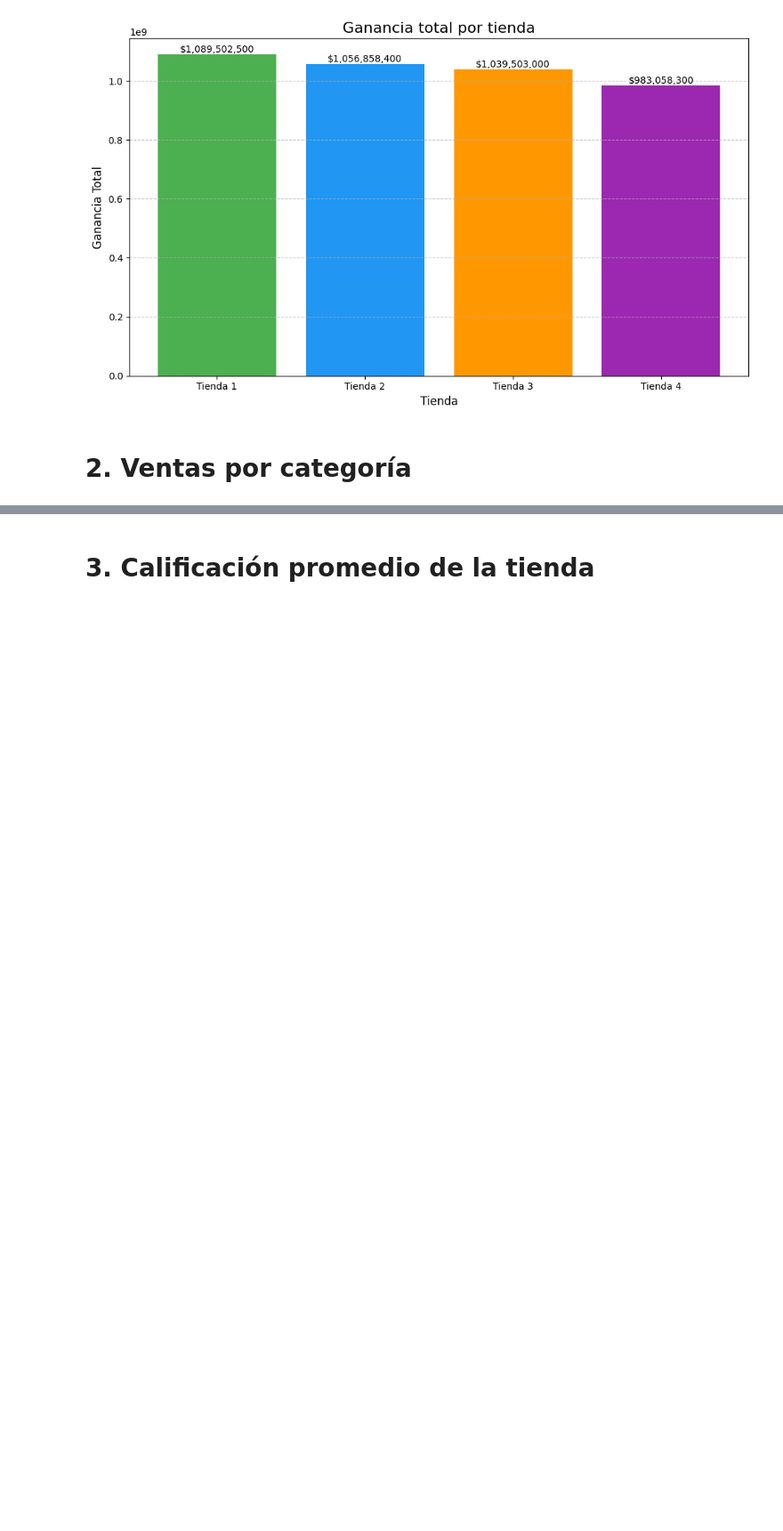
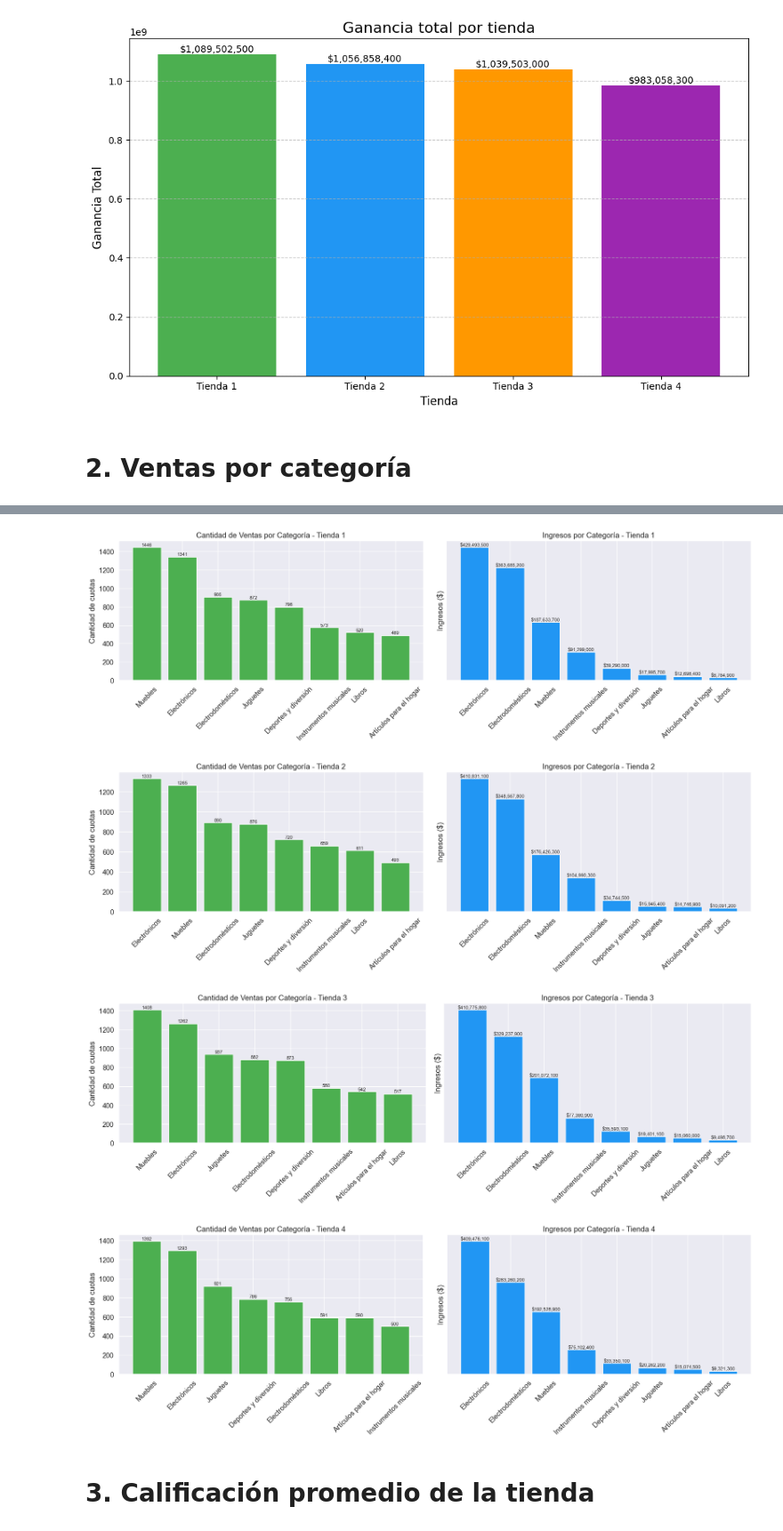
Before and after one commit to ErikGzz03TEC/Alura_Store_Challenge, a Jupyter notebook: AluraStoreLatam.ipynb, the cells around one changed output, grey strips where cells are left out. Shown at 89% size. Drawn from its saved outputs; the diff is of its cells as text; code cells hidden in the pictures; blank space fills up the shorter version.

```diff
--- a/AluraStoreLatam.ipynb
+++ b/AluraStoreLatam.ipynb
@@ -131,2 +177,71 @@ def numero_ventas_productos
+# %%
+def numero_ventas_categoria(tienda):
+    agrupacion_categoria = tienda.groupby("Categoría del Producto")[["Cantidad de cuotas", "Precio"]].sum().sort_values(by="Cantidad de cuotas", ascending=False)
+    return agrupacion_categoria
+
+ventas_categoria_tienda1 = numero_ventas_categoria(tienda)
+ventas_categoria_tienda2 = numero_ventas_categoria(tienda2)
+ventas_categoria_tienda3 = numero_ventas_categoria(tienda3)
+ventas_categoria_tienda4 = numero_ventas_categoria(tienda4)
+
+ventas_categoria = {
+    "Tienda 1": ventas_categoria_tienda1,
+    "Tienda 2": ventas_categoria_tienda2,
+    "Tienda 3": ventas_categoria_tienda3,
+    "Tienda 4": ventas_categoria_tienda4
+}
+
+
+
+def graficar_categoria_tienda(nombre_tienda, df_categoria):
+    # Ordenar por cantidad de cuotas para el primer gráfico
+    cuotas_ordenado = df_categoria.sort_values(by="Cantidad de cuotas", ascending=False)
+    categorias_cuotas = cuotas_ordenado.index
+    cantidades = cuotas_ordenado["Cantidad de cuotas"]
+
+    # Ordenar por ingresos para el segundo gráfico
+    ingresos_ordenado = df_categoria.sort_values(by="Precio", ascending=False)
+    categorias_ingresos = ingresos_ordenado.index
+    ingresos = ingresos_ordenado["Precio"]
+
+    fig, axes = plt.subplots(1, 2, figsize=(18, 6))
+
+
+    # Gráfico 1: Cantidad de cuotas
+    bars1 = axes[0].bar(categorias_cuotas, cantidades, color='#4CAF50')
+    axes[0].set_title(f'Cantidad de Ventas por Categoría - {nombre_tienda}')
+    axes[0].set_ylabel('Cantidad de cuotas')
+    axes[0].tick_params(axis='x', rotation=45)
+
+    for bar in bars1:
+        height = bar.get_height()
+        axes[0].text(bar.get_x() + bar.get_width()/2, height + 0.5, f"{int(height)}",
+                     ha='center', va='bottom', fontsize=9)
+
+    # Gráfico 2: Ingresos por categoría
+    bars2 = axes[1].bar(categorias_ingresos, ingresos, color='#2196F3')
+    axes[1].set_title(f'Ingresos por Categoría - {nombre_tienda}')
+    axes[1].set_ylabel('Ingresos ($)')
+    axes[1].tick_params(axis='x', rotation=45)
+    plt.gca().set_yticks([])
+
+
+    for bar in bars2:
+        height = bar.get_height()
+        axes[1].text(bar.get_x() + bar.get_width()/2, height + 100, f"${height:,.0f}",
+                     ha='center', va='bottom', fontsize=9)
+
+    plt.tight_layout()
+    plt.show()
+
+graficar_categoria_tienda("Tienda 1", ventas_categoria["Tienda 1"])
+graficar_categoria_tienda("Tienda 2", ventas_categoria["Tienda 2"])
+graficar_categoria_tienda("Tienda 3", ventas_categoria["Tienda 3"])
+graficar_categoria_tienda("Tienda 4", ventas_categoria["Tienda 4"])
+# %% [output]
+[figure, added]
+[figure, added]
+[figure, added]
+[figure, added]
 # %% [markdown]
 # 3. Calificación promedio de la tienda
```
Also changed, not shown: parts of 10 cells of this notebook.
